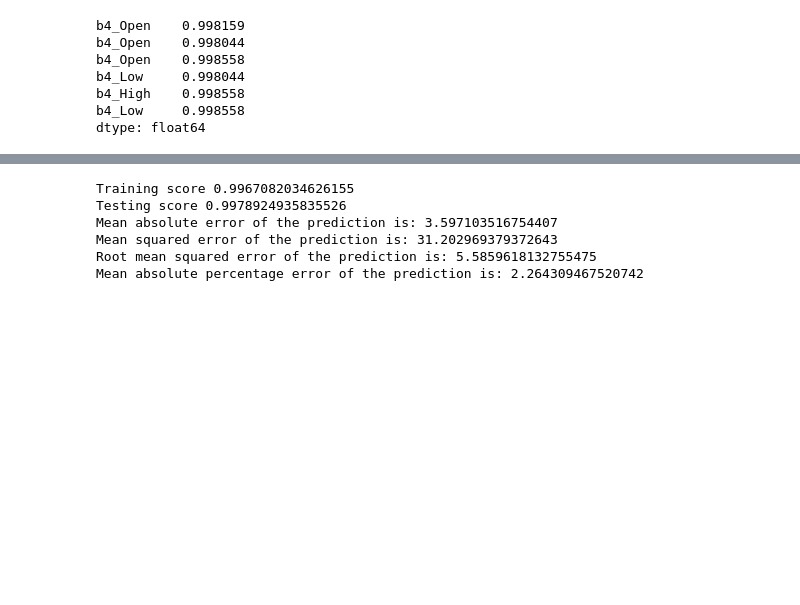
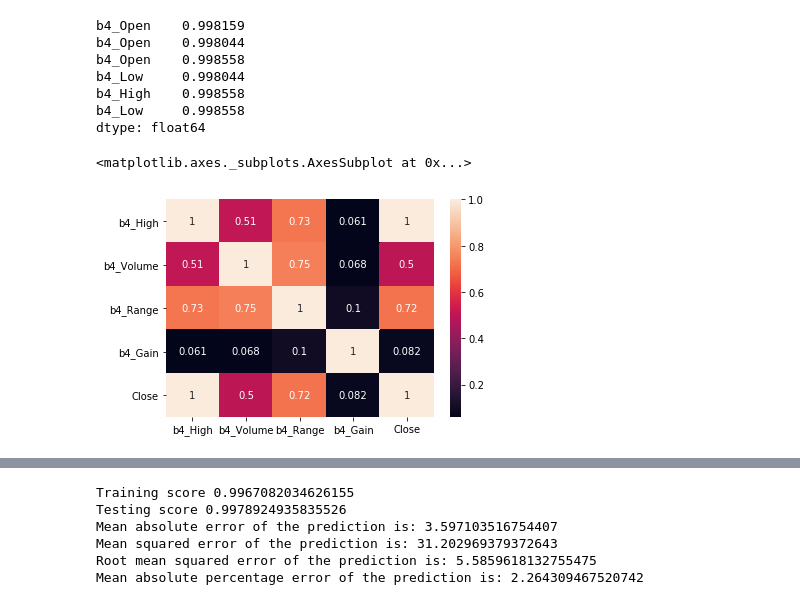
Before and after one commit to cobyoram/python-for-data-scientists, a Jupyter notebook: Model-Comparison-CHALLENGE-old.ipynb, the cells around one changed output, grey strips where cells are left out. Cells and saved outputs as stored; diff of their text form; code cells hidden in the pictures; blank space fills up the shorter version.

```diff
--- a/Model-Comparison-CHALLENGE-old.ipynb
+++ b/Model-Comparison-CHALLENGE-old.ipynb
@@ -186,5 +186,15 @@ b4_Low     0.998044
 b4_High    0.998558
 b4_Low     0.998558
 dtype: float64
+# %%
+drop_cols = ['Date', 'b4_Open', 'b4_Close', 'b4_Low']
+tsla_feat.drop(drop_cols, axis=1, inplace=True)
+X = tsla_feat.drop(['Close'], axis=1)
+Y = tsla_feat['Close']
+
+sns.heatmap(tsla_feat.corr(), annot=True)
+# %% [output]
+<matplotlib.axes._subplots.AxesSubplot at 0x...>
+[figure, added]
 # %%
 from sklearn.model_selection import train_test_split
```
Also changed, not shown: parts of 5 cells of this notebook, 1 other file.
